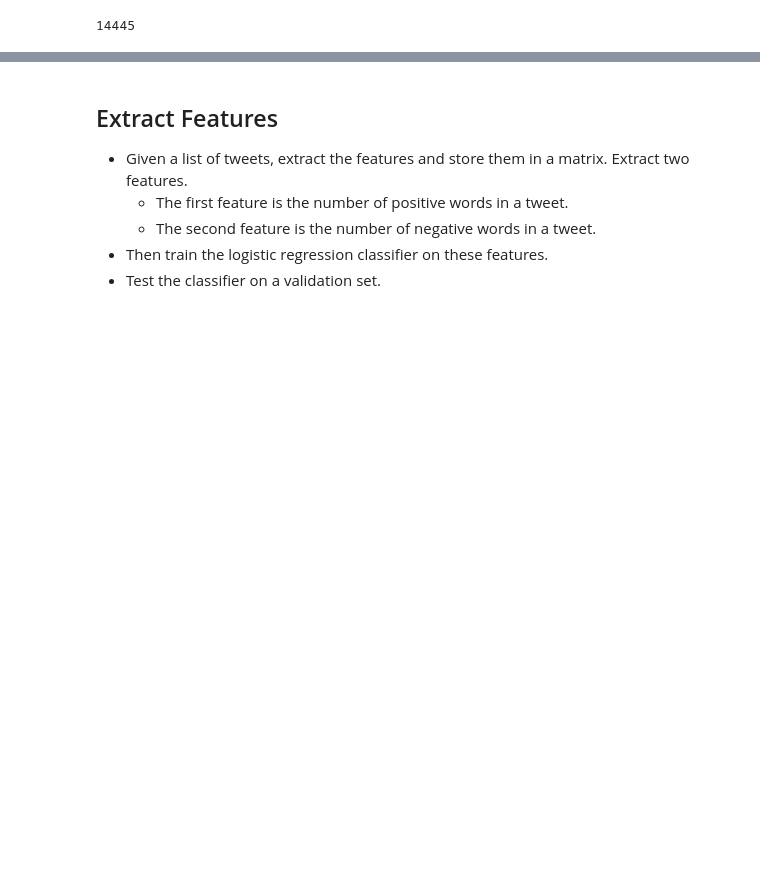
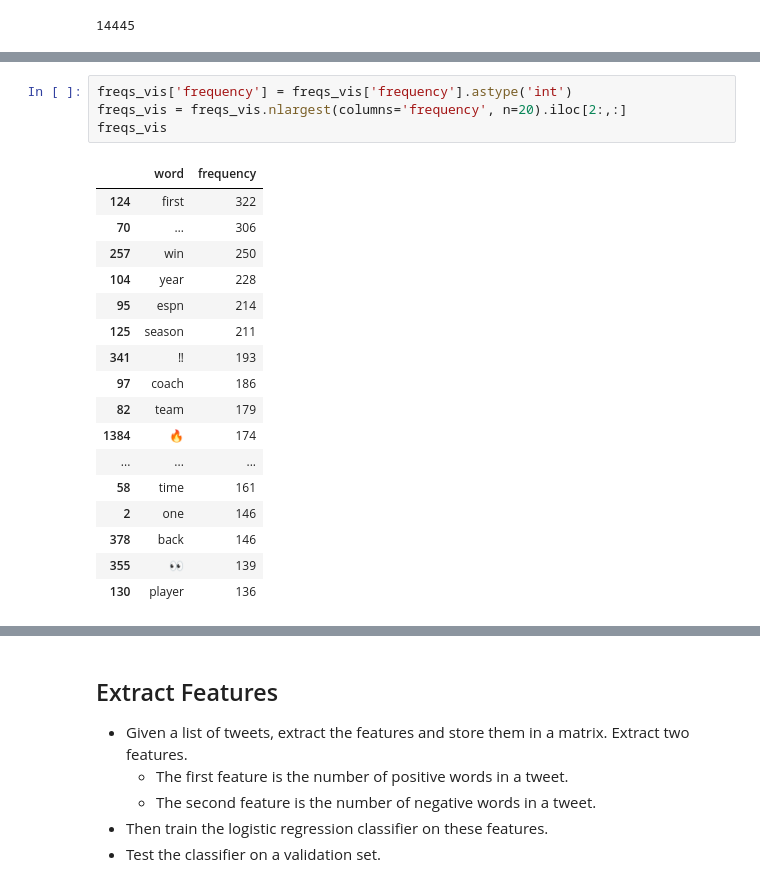
Before and after one commit to melihkacaman/Characterizing-Profile-on-Twitter-Data, a Jupyter notebook: 04 Train Sport Classifier .ipynb, the cells around one changed output, grey strips where cells are left out. Drawn from its saved outputs; the diff is of its cells as text; blank space fills up the shorter version.

```diff
--- a/04 Train Sport Classifier .ipynb
+++ b/04 Train Sport Classifier .ipynb
@@ -102,0 +139,22 @@ len(freqs)
+# %%
+freqs_vis['frequency'] = freqs_vis['frequency'].astype('int')
+freqs_vis = freqs_vis.nlargest(columns='frequency', n=20).iloc[2:,:]
+freqs_vis
+# %% [output]
+|  | word | frequency |
+| 124 | first | 322 |
+| 70 | … | 306 |
+| 257 | win | 250 |
+| 104 | year | 228 |
+| 95 | espn | 214 |
+| 125 | season | 211 |
+| 341 | ‼ | 193 |
+| 97 | coach | 186 |
+| 82 | team | 179 |
+| 1384 | 🔥 | 174 |
+| ... | ... | ... |
+| 58 | time | 161 |
+| 2 | one | 146 |
+| 378 | back | 146 |
+| 355 | 👀 | 139 |
+| 130 | player | 136 |
```
Also changed, not shown: parts of 61 cells of this notebook.
